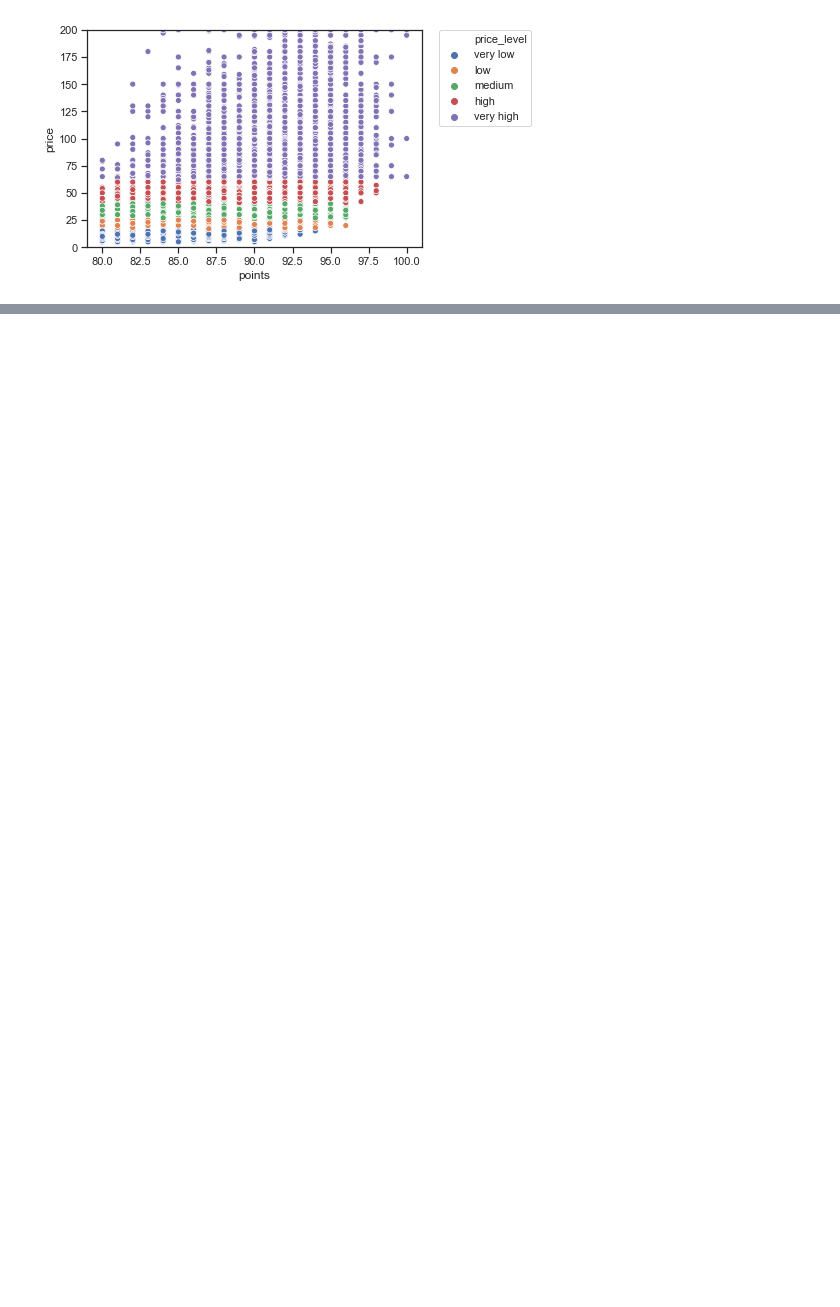
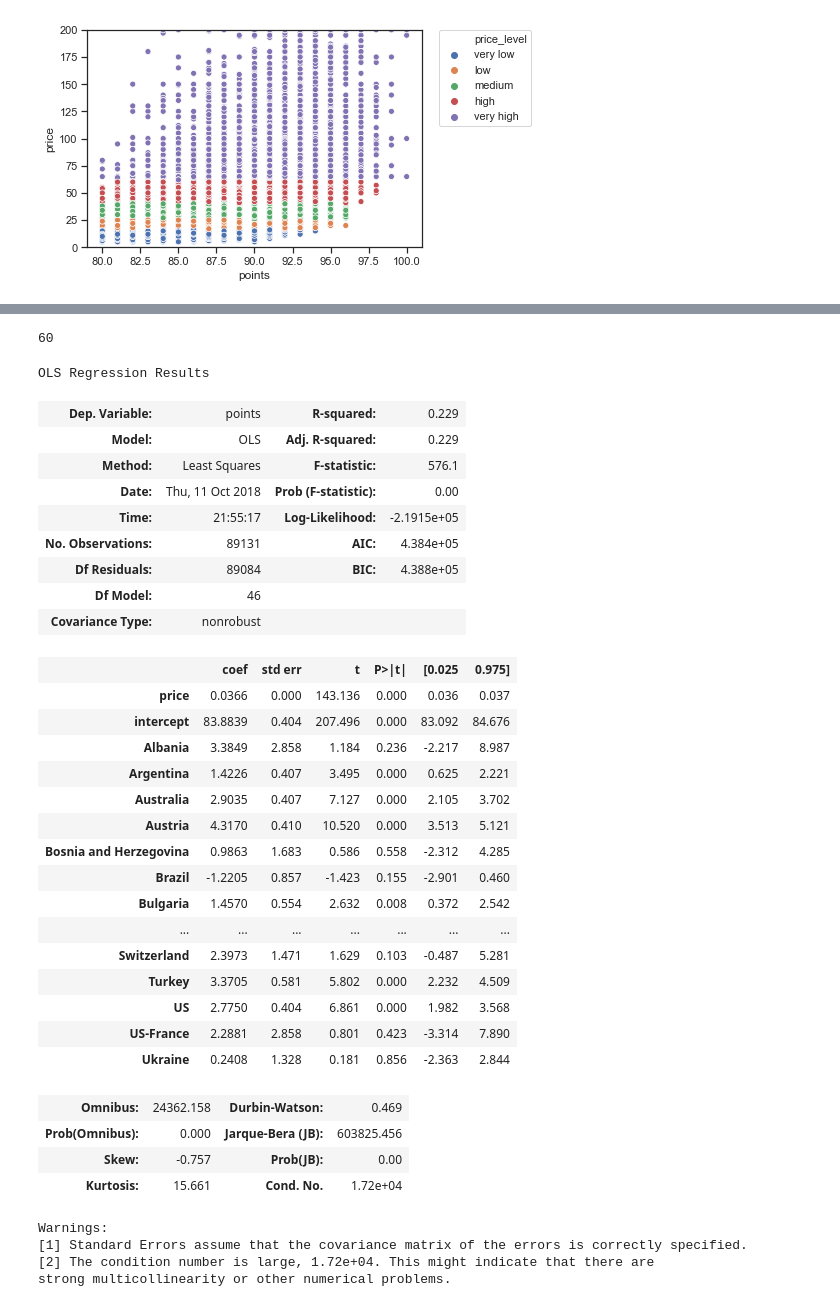
Before and after one commit to igorstojanovic91/wine-review-analysis, a Jupyter notebook: Wine reviews Analysis.ipynb, the cells around one changed output, grey strips where cells are left out. Saved outputs shown, nothing was run; the diff lists cells and outputs as text; code cells hidden in the pictures; blank space fills up the shorter version.

```diff
--- a/Wine reviews Analysis.ipynb
+++ b/Wine reviews Analysis.ipynb
@@ -1214,0 +1240,7 @@ plt.ylim(0, 100)
+# %%
+df['intercept'] = 1
+df_lm = df.dropna(subset = ['price', 'points'])
+
+lm = sm.OLS(df_lm['points'], df_lm[['intercept', 'price']])
+results = lm.fit()
+results.summary()
@@ -1214,0 +1293,7 @@ plt.ylim(0, 100)
+# %%
+df_lm = pd.concat([df_lm, pd.get_dummies(df_lm['country'])], axis=1)
+df_lm
+#df_lm.iloc[:,0:48]
+len(df_lm.columns)
+# %% [output]
+60
@@ -1214,0 +1304,39 @@ plt.ylim(0, 100)
+# %%
+lm = sm.OLS(df_lm['points'], df_lm.iloc[:, np.r_[4,13,14:59]])
+results = lm.fit()
+results.summary()
+# %% [output]
+OLS Regression Results
+| Dep. Variable: | points | R-squared: | 0.229 |
+| Model: | OLS | Adj. R-squared: | 0.229 |
+| Method: | Least Squares | F-statistic: | 576.1 |
+| Date: | Thu, 11 Oct 2018 | Prob (F-statistic): | 0.00 |
+| Time: | 21:55:17 | Log-Likelihood: | -2.1915e+05 |
+| No. Observations: | 89131 | AIC: | 4.384e+05 |
+| Df Residuals: | 89084 | BIC: | 4.388e+05 |
+| Df Model: | 46 |  |  |
+| Covariance Type: | nonrobust |  |  |
+|  | coef | std err | t | P>|t| | [0.025 | 0.975] |
+| price | 0.0366 | 0.000 | 143.136 | 0.000 | 0.036 | 0.037 |
+| intercept | 83.8839 | 0.404 | 207.496 | 0.000 | 83.092 | 84.676 |
+| Albania | 3.3849 | 2.858 | 1.184 | 0.236 | -2.217 | 8.987 |
+| Argentina | 1.4226 | 0.407 | 3.495 | 0.000 | 0.625 | 2.221 |
+| Australia | 2.9035 | 0.407 | 7.127 | 0.000 | 2.105 | 3.702 |
+| Austria | 4.3170 | 0.410 | 10.520 | 0.000 | 3.513 | 5.121 |
+| Bosnia and Herzegovina | 0.9863 | 1.683 | 0.586 | 0.558 | -2.312 | 4.285 |
+| Brazil | -1.2205 | 0.857 | -1.423 | 0.155 | -2.901 | 0.460 |
+| Bulgaria | 1.4570 | 0.554 | 2.632 | 0.008 | 0.372 | 2.542 |
+| ... | ... | ... | ... | ... | ... | ... |
+| Switzerland | 2.3973 | 1.471 | 1.629 | 0.103 | -0.487 | 5.281 |
+| Turkey | 3.3705 | 0.581 | 5.802 | 0.000 | 2.232 | 4.509 |
+| US | 2.7750 | 0.404 | 6.861 | 0.000 | 1.982 | 3.568 |
+| US-France | 2.2881 | 2.858 | 0.801 | 0.423 | -3.314 | 7.890 |
+| Ukraine | 0.2408 | 1.328 | 0.181 | 0.856 | -2.363 | 2.844 |
+| Omnibus: | 24362.158 | Durbin-Watson: | 0.469 |
+| Prob(Omnibus): | 0.000 | Jarque-Bera (JB): | 603825.456 |
+| Skew: | -0.757 | Prob(JB): | 0.00 |
+| Kurtosis: | 15.661 | Cond. No. | 1.72e+04 |
+Warnings:
+[1] Standard Errors assume that the covariance matrix of the errors is correctly specified.
+[2] The condition number is large, 1.72e+04. This might indicate that there are
+strong multicollinearity or other numerical problems.
```
Also changed, not shown: parts of 22 cells of this notebook.
